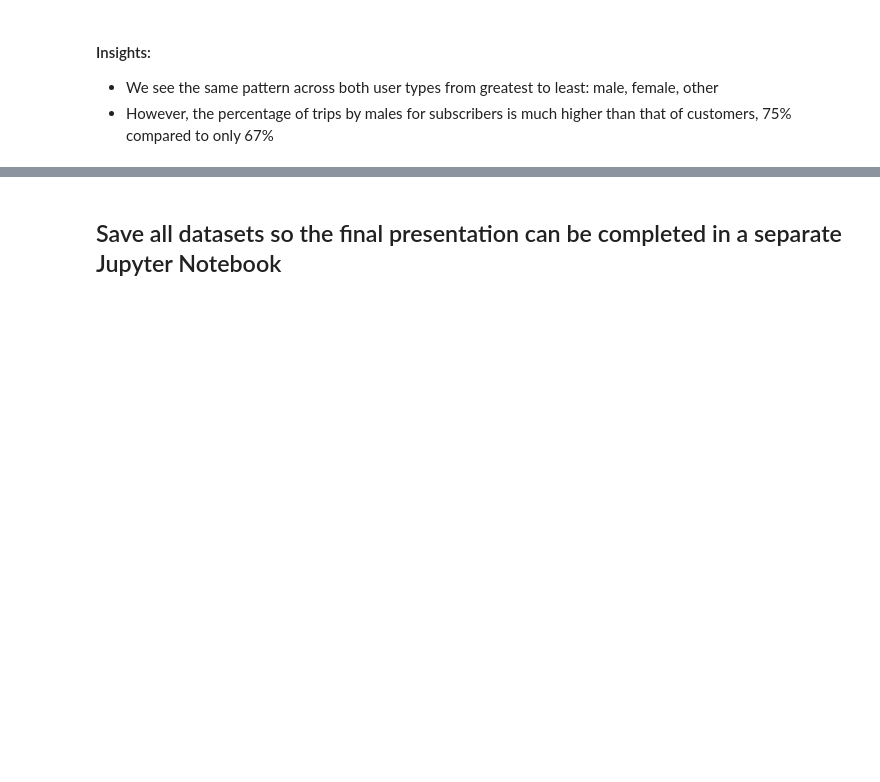
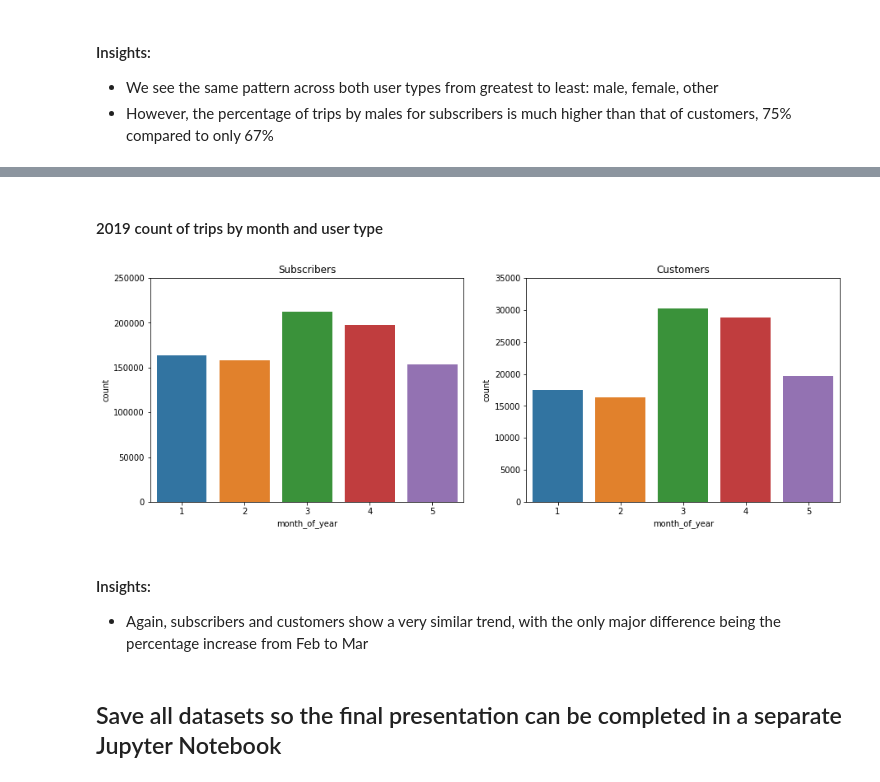
Before and after one commit to mga321/ford_gobike, a Jupyter notebook: ford-go-bike-exploratory-analysis.ipynb, the cells around one changed output, grey strips where cells are left out. Drawn from its saved outputs; the diff is of its cells as text; code cells hidden in the pictures; blank space fills up the shorter version.

```diff
--- a/ford-go-bike-exploratory-analysis.ipynb
+++ b/ford-go-bike-exploratory-analysis.ipynb
@@ -798,3 +802,26 @@ Additionally, the trend for total trip counts regardless of user type more accur
+# %% [markdown]
+#### 2019 count of trips by month and user type
+# %%
+plt.figure(figsize = [15, 5]) # larger figure size for subplots
+
+# Subscriber plot
+plt.subplot(1, 2, 1) # 1 row, 2 cols, subplot 1
+sns.countplot(data = df_2019_filtered_subscriber, x = 'month_of_year');
+plt.title('2017')
+plt.ylim(0, 250000)
+plt.title('Subscribers');
+
+# Customer plot
+plt.subplot(1, 2, 2) # 1 row, 2 cols, subplot 2
+sns.countplot(data = df_2019_filtered_customer, x = 'month_of_year');
+plt.title('2017')
+plt.ylim(0, 35000)
+plt.title('Customers');
+# %% [output]
+[figure, added]
+# %% [markdown]
+#### Insights:
+ - Again, subscribers and customers show a very similar trend, with the only major difference being the percentage increase from Feb to Mar
 # %% [markdown]
 ## Save all datasets so the final presentation can be completed in a separate Jupyter Notebook
 # %%
```
Also changed, not shown: parts of 33 cells of this notebook.
